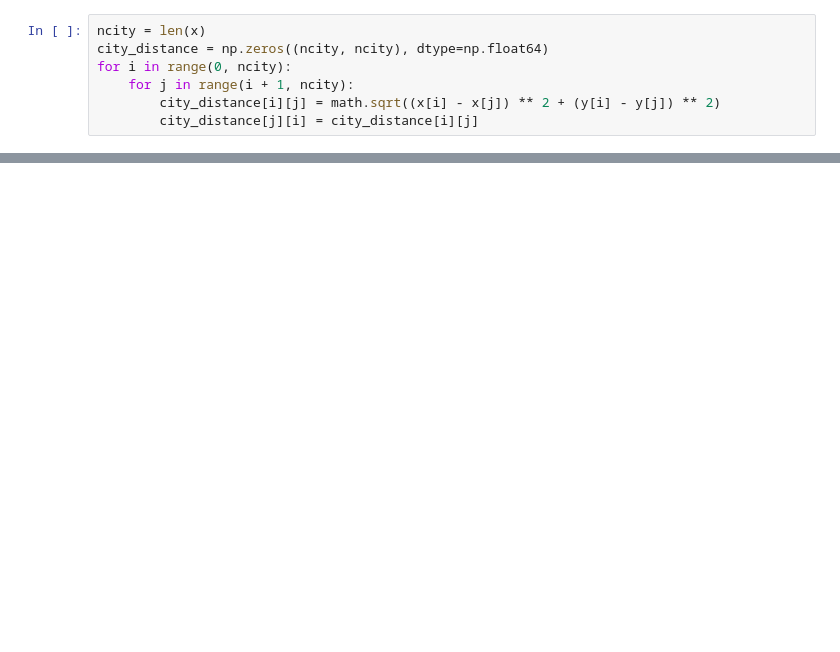
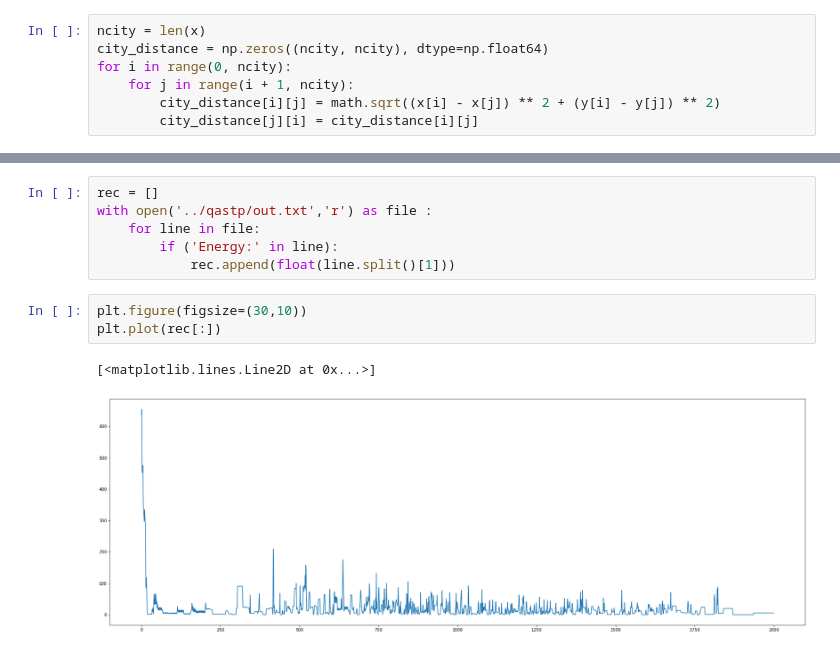
Before and after one commit to allen880117/Simulated-Quantum-Annealing, a Jupyter notebook: data/vision.ipynb, the cells around one changed output, grey strips where cells are left out. Cells and saved outputs as stored; diff of their text form; blank space fills up the shorter version.

```diff
--- a/data/vision.ipynb
+++ b/data/vision.ipynb
@@ -56,0 +57,12 @@ plt.plot(best_distance_tsp_logs)
+# %%
+rec = []
+with open('../qastp/out.txt','r') as file :
+    for line in file:
+        if ('Energy:' in line):
+            rec.append(float(line.split()[1]))
+# %%
+plt.figure(figsize=(30,10))
+plt.plot(rec[:])
+# %% [output]
+[<matplotlib.lines.Line2D at 0x...>]
+[figure, added]
```
Also changed, not shown: parts of 3 cells of this notebook, 17 other files.
